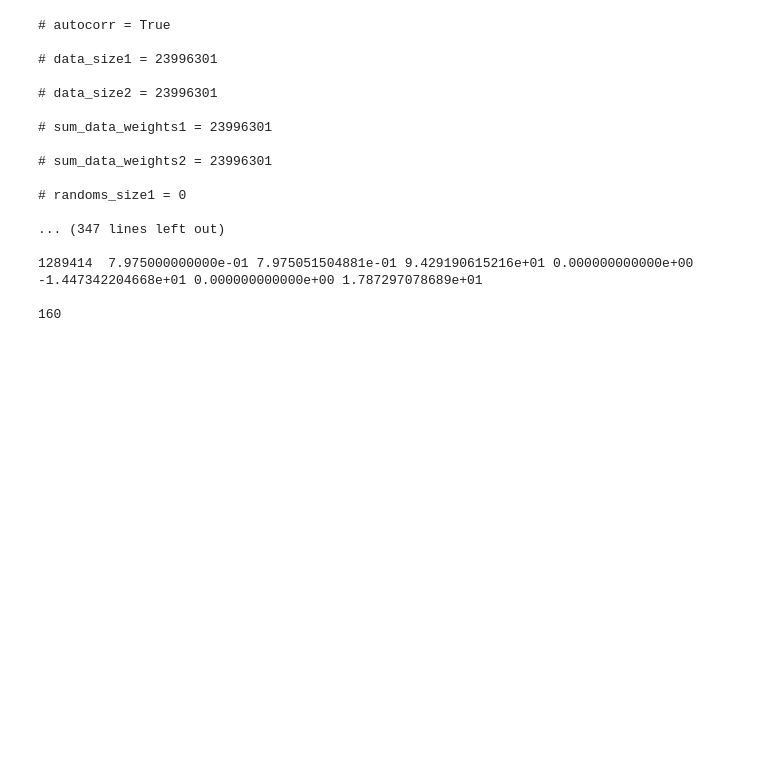
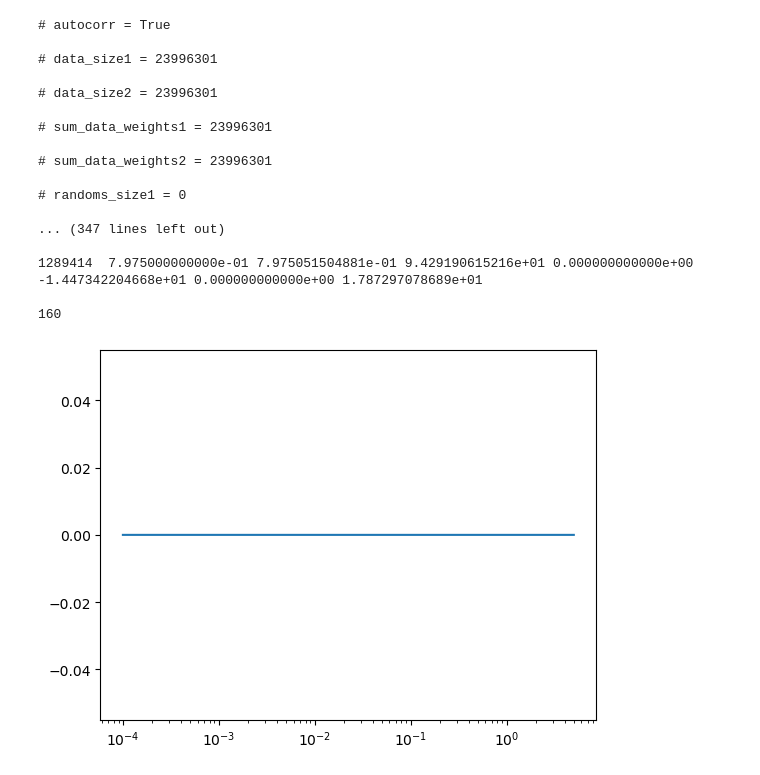
Before and after one commit to abbew25/Barry, a Jupyter notebook: cosmodesi_KP4ELG_examplecode_make_picklefiles/testscript_files_c003Neffcosmoclustering.ipynb, the cells around one changed output. Saved outputs shown, nothing was run; the diff lists cells and outputs as text; code cells hidden in the pictures; blank space fills up the shorter version.

```diff
--- a/cosmodesi_KP4ELG_examplecode_make_picklefiles/testscript_files_c003Neffcosmoclustering.ipynb
+++ b/cosmodesi_KP4ELG_examplecode_make_picklefiles/testscript_files_c003Neffcosmoclustering.ipynb
@@ -137,3 +137,21 @@ print(len(k))
 1289414  7.975000000000e-01 7.975051504881e-01 9.429190615216e+01 0.000000000000e+00 -1.447342204668e+01 0.000000000000e+00 1.787297078689e+01
 
 160
+# %%
+#import pandas as pd
+import numpy as np
+import matplotlib.pyplot as plt
+#import pickle as p
+#from pypower import PowerSpectrumMultipoles
+
+pktemplate = np.loadtxt("DESI_Pk_template.dat").T
+pktemplate2 = np.loadtxt("DESI_Pk_template_c003.dat").T
+
+#plt.semilogx(pktemplate[0], (pktemplate[2]), label='cosmology 000')
+#plt.semilogx(pktemplate2[0], (pktemplate2[2]), label='cosmology 003')
+
+plt.semilogx(pktemplate[0], pktemplate[2] - pktemplate2[2])
+
+plt.show()
+# %% [output]
+[figure, added]
```
Also changed, not shown: 1 other file.
